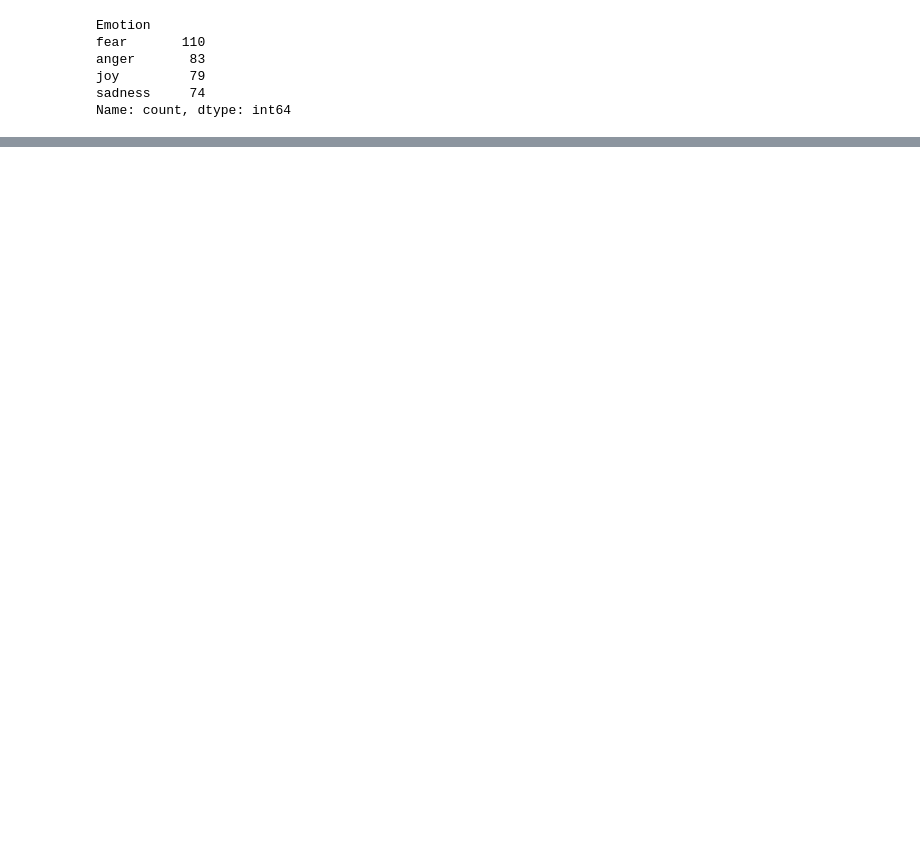
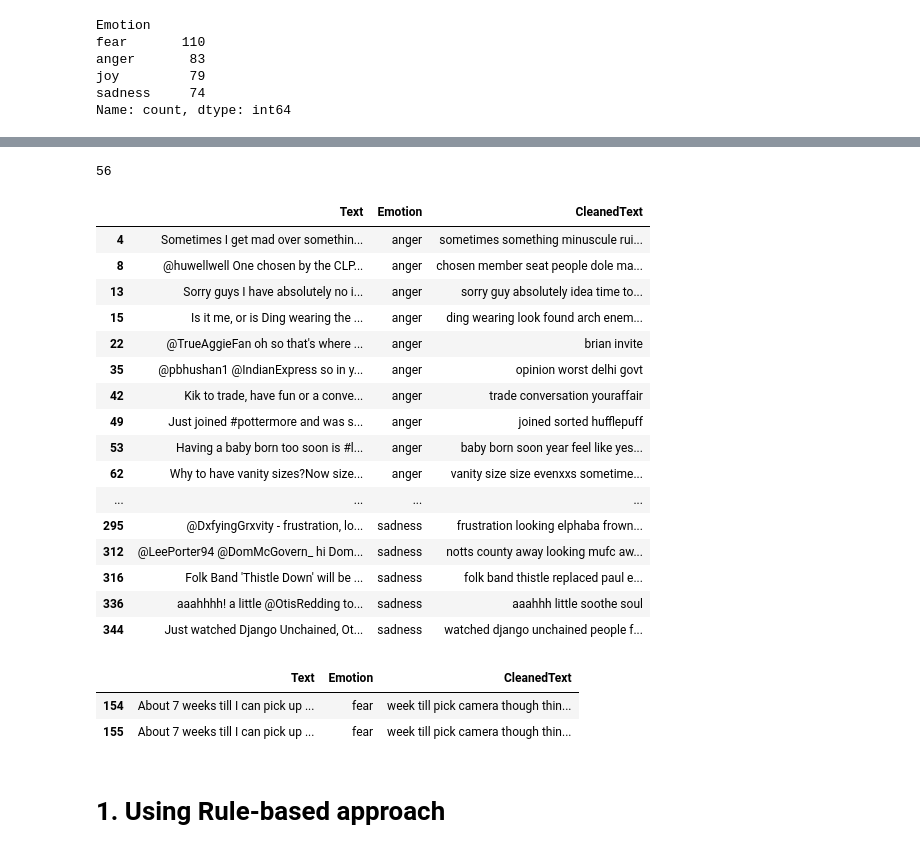
Before and after one commit to AnnaJazayeri/Emotion_Detection_from_Text, a Jupyter notebook: Emotion tweets.ipynb, the cells around one changed output, grey strips where cells are left out. Saved outputs shown, nothing was run; the diff lists cells and outputs as text; code cells hidden in the pictures; blank space fills up the shorter version.

```diff
--- a/Emotion tweets.ipynb
+++ b/Emotion tweets.ipynb
@@ -309,2 +89,0 @@ train_data[train_data['CleanedText'] == train_data.iloc[242]['CleanedText']]
-# %%
-train_data.drop_duplicates(subset='CleanedText', inplace=True)
@@ -588,0 +161,31 @@ weighted avg       0.74      0.60      0.57        70
+# %%
+train_data['CleanedText'].duplicated().sum()
+# %% [output]
+56
+# %%
+train_data[train_data['CleanedText'].duplicated() == True]
+# %% [output]
+|  | Text | Emotion | CleanedText |
+| 4 | Sometimes I get mad over somethin... | anger | sometimes something minuscule rui... |
+| 8 | @huwellwell One chosen by the CLP... | anger | chosen member seat people dole ma... |
+| 13 | Sorry guys I have absolutely no i... | anger | sorry guy absolutely idea time to... |
+| 15 | Is it me, or is Ding wearing the ... | anger | ding wearing look found arch enem... |
+| 22 | @TrueAggieFan oh so that's where ... | anger | brian invite |
+| 35 | @pbhushan1 @IndianExpress so in y... | anger | opinion worst delhi govt |
+| 42 | Kik to trade, have fun or a conve... | anger | trade conversation youraffair |
+| 49 | Just joined #pottermore and was s... | anger | joined sorted hufflepuff |
+| 53 | Having a baby born too soon is #l... | anger | baby born soon year feel like yes... |
+| 62 | Why to have vanity sizes?Now size... | anger | vanity size size evenxxs sometime... |
+| ... | ... | ... | ... |
+| 295 | @DxfyingGrxvity - frustration, lo... | sadness | frustration looking elphaba frown... |
+| 312 | @LeePorter94 @DomMcGovern_ hi Dom... | sadness | notts county away looking mufc aw... |
+| 316 | Folk Band 'Thistle Down' will be ... | sadness | folk band thistle replaced paul e... |
+| 336 | aaahhhh! a little @OtisRedding to... | sadness | aaahhh little soothe soul |
+| 344 | Just watched Django Unchained, Ot... | sadness | watched django unchained people f... |
+# %%
+# seeing some of duplicated rows
+train_data[train_data['CleanedText'] == train_data.iloc[155]['CleanedText']]
+# %% [output]
+|  | Text | Emotion | CleanedText |
+| 154 | About 7 weeks till I can pick up ... | fear | week till pick camera though thin... |
+| 155 | About 7 weeks till I can pick up ... | fear | week till pick camera though thin... |
@@ -588,0 +197,2 @@ weighted avg       0.74      0.60      0.57        70
+# %% [markdown]
+# 1. Using Rule-based approach
```
Also changed, not shown: parts of 48 cells of this notebook, 1 other file.
